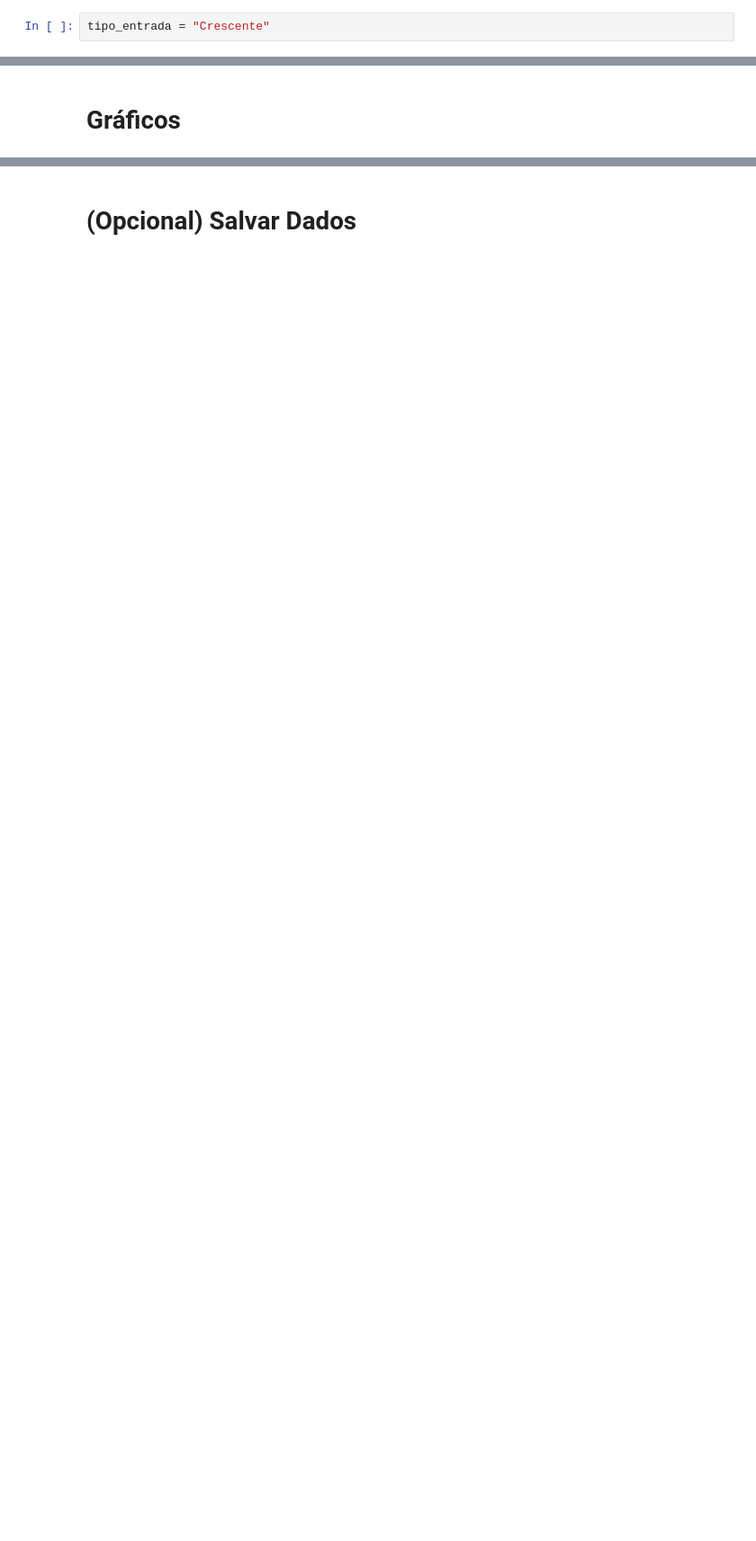
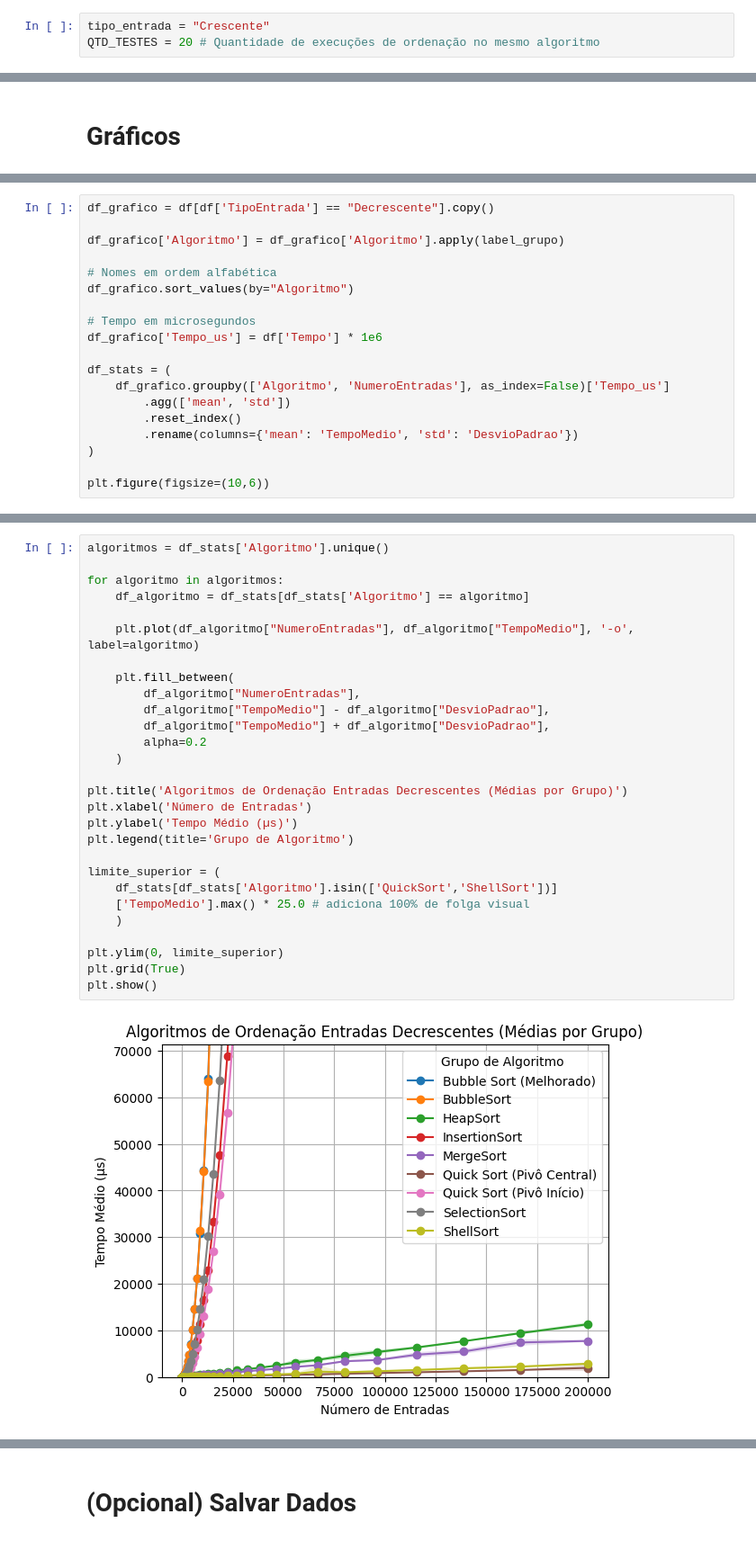
Before and after one commit to Gabriel-Ciriaco/Sorting-Algorithms-Analysis, a Jupyter notebook: relatorio/Complete_Analaysis.ipynb, the cells around one changed output, grey strips where cells are left out. Shown at 90% size. Drawn from its saved outputs; the diff is of its cells as text; blank space fills up the shorter version.

Commit message:
Fixed Shell Sort and finished all analysis

```diff
--- a/relatorio/Complete_Analaysis.ipynb
+++ b/relatorio/Complete_Analaysis.ipynb
@@ -90,6 +98,7 @@ algoritmo_ordenacao = alg.selection_sort
 ### Entrada Crescente
 # %%
 tipo_entrada = "Crescente"
+QTD_TESTES = 20 # Quantidade de execuções de ordenação no mesmo algoritmo
 # %%
 arr_crescente = np.arange(1, 200001, dtype=np.int32)
 
@@ -203,0 +323,19 @@ def extrair_prefixo(nome):
+# %%
+df_grafico = df[df['TipoEntrada'] == "Decrescente"].copy()
+
+df_grafico['Algoritmo'] = df_grafico['Algoritmo'].apply(label_grupo)
+
+# Nomes em ordem alfabética
+df_grafico.sort_values(by="Algoritmo")
+
+# Tempo em microsegundos
+df_grafico['Tempo_us'] = df['Tempo'] * 1e6
+
+df_stats = (
+    df_grafico.groupby(['Algoritmo', 'NumeroEntradas'], as_index=False)['Tempo_us']
+        .agg(['mean', 'std'])
+        .reset_index()
+        .rename(columns={'mean': 'TempoMedio', 'std': 'DesvioPadrao'})
+)
+
+plt.figure(figsize=(10,6))
@@ -203,0 +345,30 @@ def extrair_prefixo(nome):
+# %%
+algoritmos = df_stats['Algoritmo'].unique()
+
+for algoritmo in algoritmos:
+    df_algoritmo = df_stats[df_stats['Algoritmo'] == algoritmo]
+
+    plt.plot(df_algoritmo["NumeroEntradas"], df_algoritmo["TempoMedio"], '-o', label=algoritmo)
+
+    plt.fill_between(
+        df_algoritmo["NumeroEntradas"],
+        df_algoritmo["TempoMedio"] - df_algoritmo["DesvioPadrao"],
+        df_algoritmo["TempoMedio"] + df_algoritmo["DesvioPadrao"],
+        alpha=0.2
+    )
+
+plt.title('Algoritmos de Ordenação Entradas Decrescentes (Médias por Grupo)')
+plt.xlabel('Número de Entradas')
+plt.ylabel('Tempo Médio (µs)')
+plt.legend(title='Grupo de Algoritmo')
+
+limite_superior = (
+    df_stats[df_stats['Algoritmo'].isin(['QuickSort','ShellSort'])]
+    ['TempoMedio'].max() * 25.0 # adiciona 100% de folga visual
+    )
+
+plt.ylim(0, limite_superior)
+plt.grid(True)
+plt.show()
+# %% [output]
+[figure, added]
```
Also changed, not shown: parts of 32 cells of this notebook, 4 other files.
